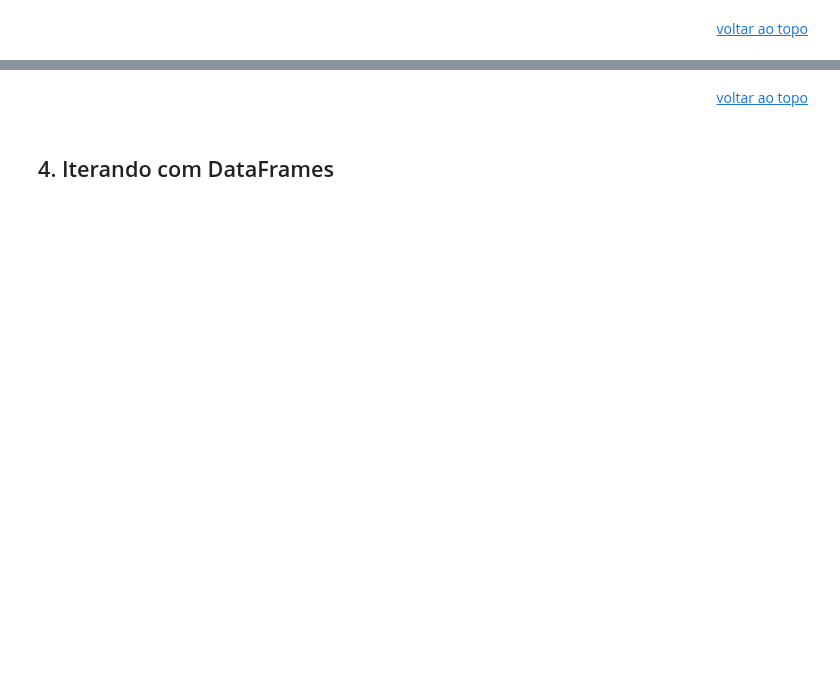
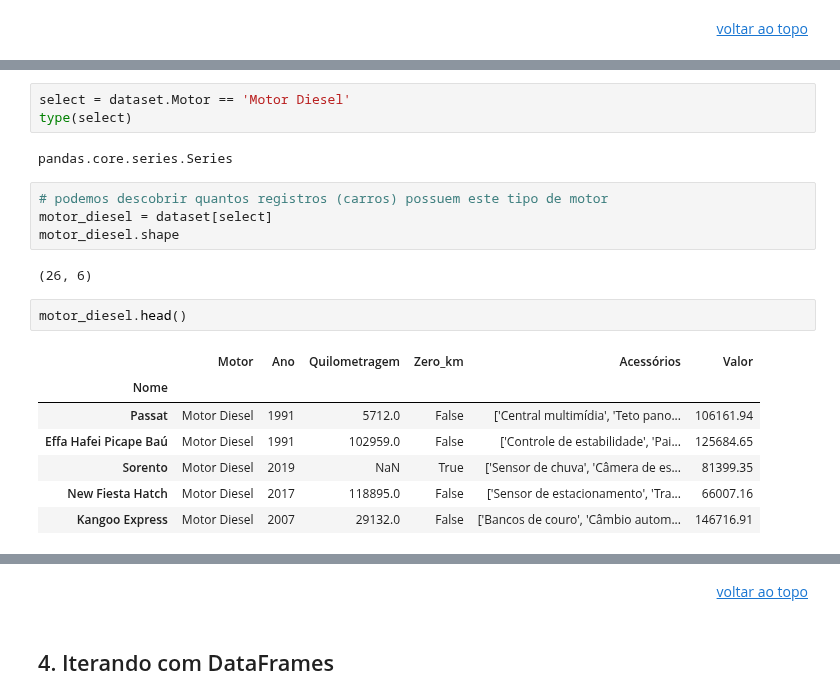
Before and after one commit to brnocesar/learning-data-analysis, a Jupyter notebook: intro_python-cap7-pandas.ipynb, the cells around one changed output, grey strips where cells are left out. Drawn from its saved outputs; the diff is of its cells as text; blank space fills up the shorter version.

```diff
--- a/intro_python-cap7-pandas.ipynb
+++ b/intro_python-cap7-pandas.ipynb
@@ -197,0 +382,21 @@ dataset.head()
+# %%
+select = dataset.Motor == 'Motor Diesel'
+type(select)
+# %% [output]
+pandas.core.series.Series
+# %%
+# podemos descobrir quantos registros (carros) possuem este tipo de motor
+motor_diesel = dataset[select]
+motor_diesel.shape
+# %% [output]
+(26, 6)
+# %%
+motor_diesel.head()
+# %% [output]
+|  | Motor | Ano | Quilometragem | Zero_km | Acessórios | Valor |
+| Nome |  |  |  |  |  |  |
+| Passat | Motor Diesel | 1991 | 5712.0 | False | ['Central multimídia', 'Teto pano... | 106161.94 |
+| Effa Hafei Picape Baú | Motor Diesel | 1991 | 102959.0 | False | ['Controle de estabilidade', 'Pai... | 125684.65 |
+| Sorento | Motor Diesel | 2019 | NaN | True | ['Sensor de chuva', 'Câmera de es... | 81399.35 |
+| New Fiesta Hatch | Motor Diesel | 2017 | 118895.0 | False | ['Sensor de estacionamento', 'Tra... | 66007.16 |
+| Kangoo Express | Motor Diesel | 2007 | 29132.0 | False | ['Bancos de couro', 'Câmbio autom... | 146716.91 |
```
Also changed, not shown: parts of 46 cells of this notebook.
